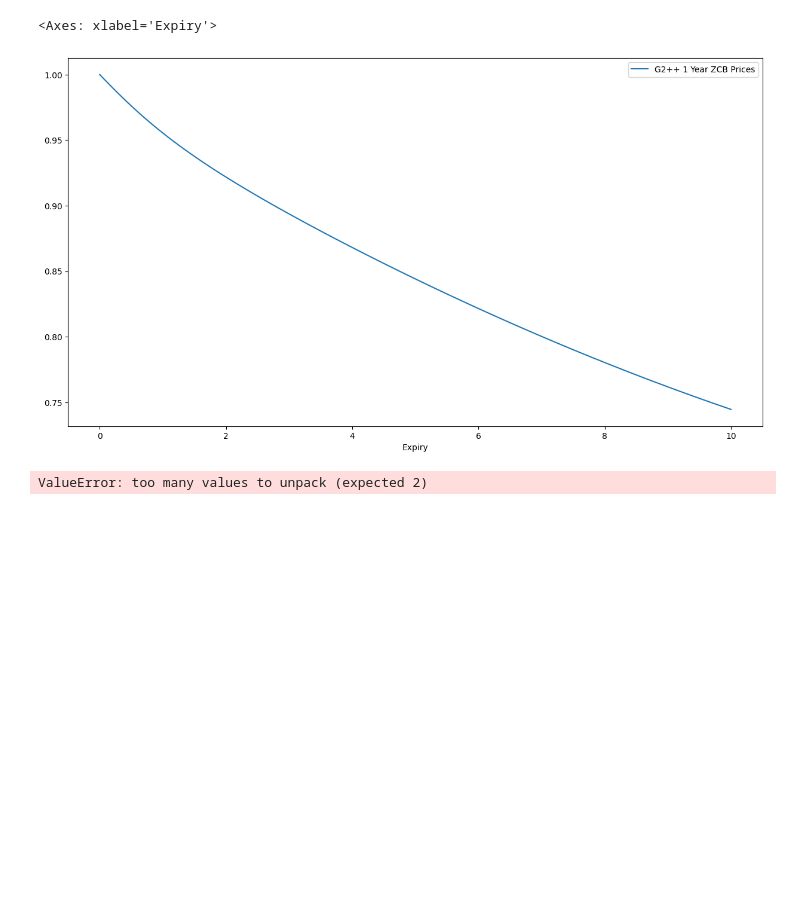
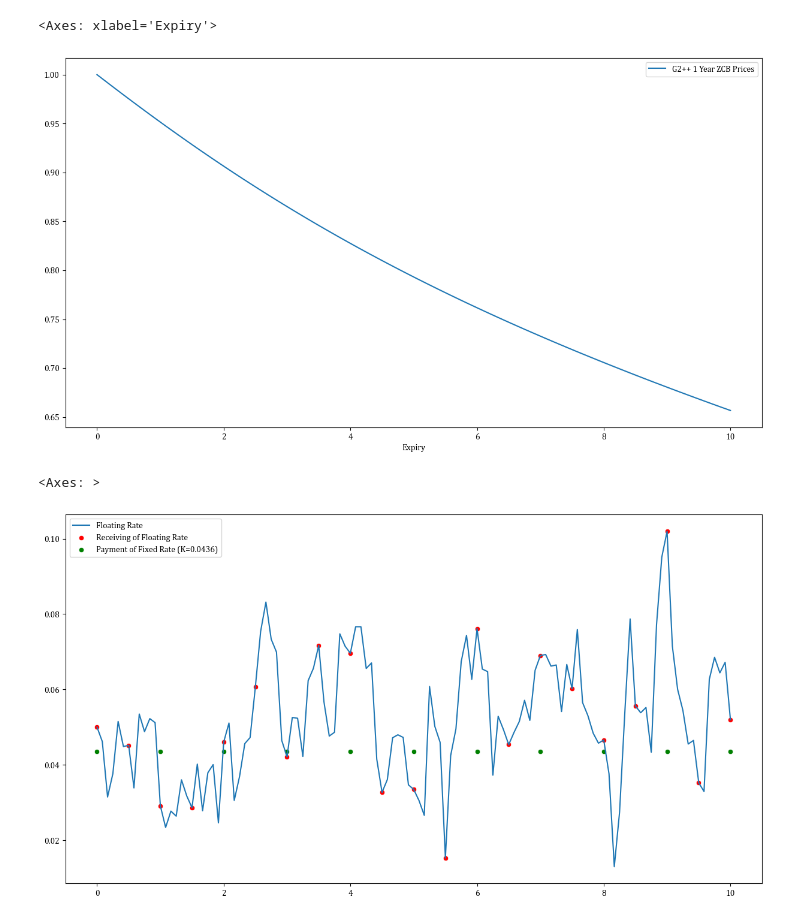
Before and after one commit to Eskild-afk/MasterThesis, a Jupyter notebook: G2++.ipynb, the cells around one changed output. Cells and saved outputs as stored; diff of their text form; code cells hidden in the pictures; blank space fills up the shorter version.

```diff
--- a/G2++.ipynb
+++ b/G2++.ipynb
@@ -37,26 +37,28 @@ for i in range(100):
 # %%
 plt.figure(figsize=(15,8))
 plt.xlabel("Expiry")
-sns.lineplot(x=time, y=[g2pp.ZCB(t,0, 0) for t in time], label = "G2++ 1 Year ZCB Prices")
+sns.lineplot(x=time, y=[g2pp.ZCB(duration=t,time=0, initRate=0.05) for t in time], label = "G2++ 1 Year ZCB Prices")
 # %% [output]
 <Axes: xlabel='Expiry'>
-[figure, old version]
+[figure, new version]
 # %%
 from products import *
 from scipy import optimize
 fixSchedule = np.arange(0,10+1)
 floSchedule = np.arange(0,20+1)/2
-time, floatRate, x, y = g2pp.create_path(1/12, 10, 1999)
+time, floatRate = g2pp.create_path(1/12, 10, 1999)
 # (Non analytical way to find par swap rate)
-# K = parSwapRate(
-#     fixedSchedule=fixSchedule,
-#     floatingSchedule=floSchedule,
-#     rate=g2pp.init,
-#     model=g2pp)
-K=0.04
+K = parSwapRate(
+    fixedSchedule=fixSchedule,
+    floatingSchedule=floSchedule,
+    time=0,
+    rate=g2pp.init,
+    model=g2pp)
+# K=0.04
 plt.figure(figsize=(15,8))
 sns.lineplot(x=time, y=floatRate, label='Floating Rate')
 sns.scatterplot(x=floSchedule, y=floatRate[0::6], label='Receiving of Floating Rate', c='red')
 sns.scatterplot(x=fixSchedule, y=np.repeat(K, len(fixSchedule)), label=f'Payment of Fixed Rate (K={round(K,4)})', c='green')
 # %% [output]
-ValueError: too many values to unpack (expected 2)
+<Axes: >
+[figure, added]
```
Also changed, not shown: parts of 7 cells of this notebook, 5 other files.
